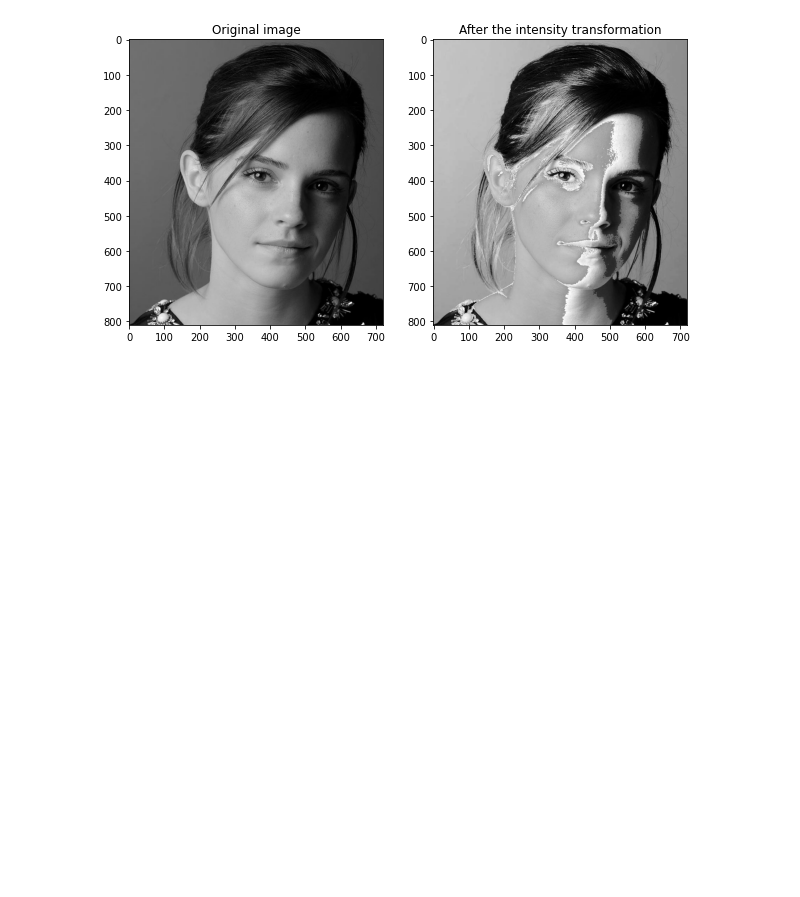
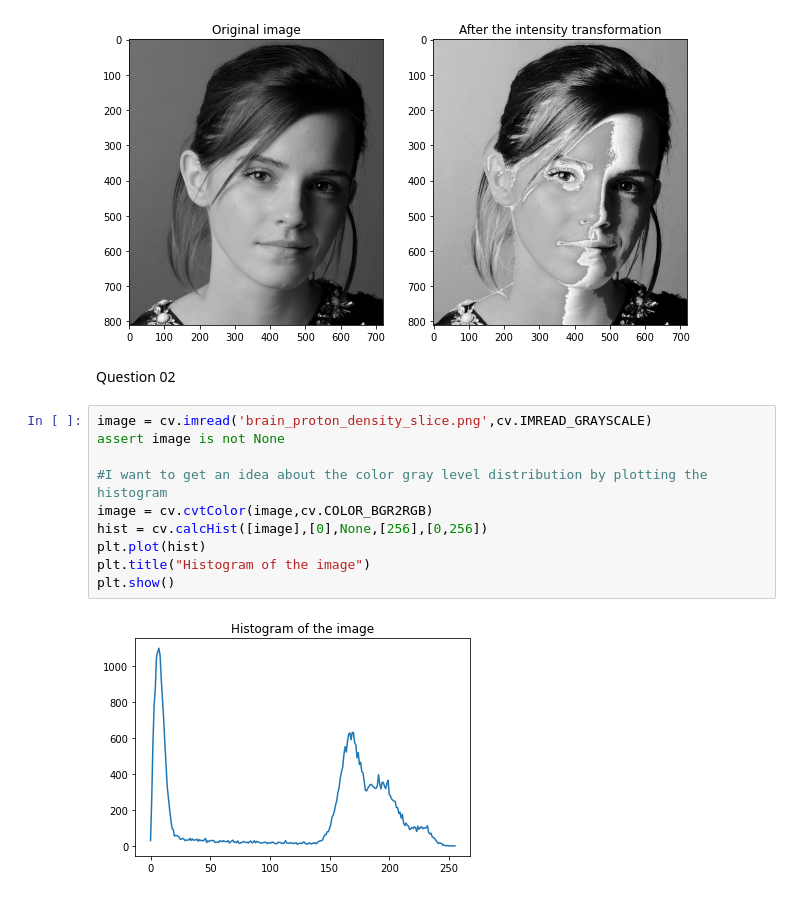
Before and after one commit to ChamithDilshan/EN2550_Image_processing_and_machine_vision, a Jupyter notebook: Assignment_1/code.ipynb, the cells around one changed output. Cells and saved outputs as stored; diff of their text form; blank space fills up the shorter version.

Commit message:
Added the answers to Question No.2 and Question No.3

```diff
--- a/Assignment_1/code.ipynb
+++ b/Assignment_1/code.ipynb
@@ -47,3 +47,17 @@ plt.show()
 # %% [output]
 [figure]
 [figure]
+# %% [markdown]
+Question 02
+# %%
+image = cv.imread('brain_proton_density_slice.png',cv.IMREAD_GRAYSCALE)
+assert image is not None
+
+#I want to get an idea about the color gray level distribution by plotting the histogram
+image = cv.cvtColor(image,cv.COLOR_BGR2RGB)
+hist = cv.calcHist([image],[0],None,[256],[0,256])
+plt.plot(hist)
+plt.title("Histogram of the image")
+plt.show()
+# %% [output]
+[figure, added]
```
Also changed, not shown: parts of 5 cells of this notebook.
